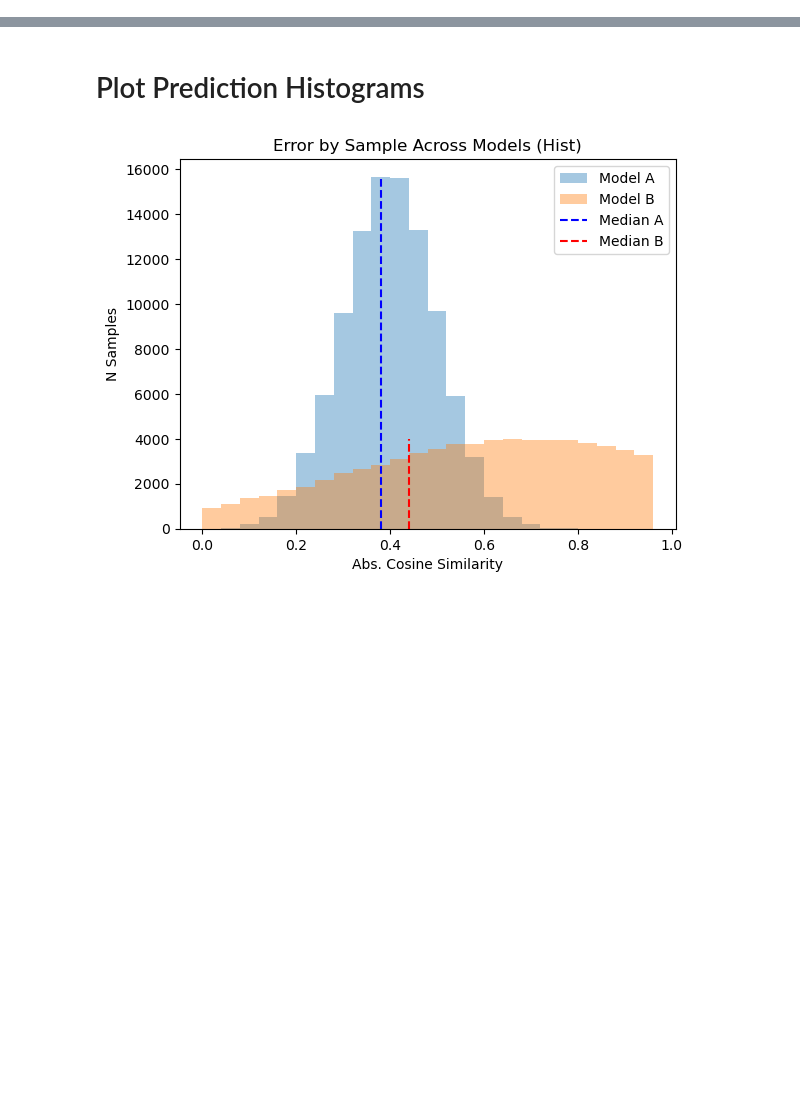
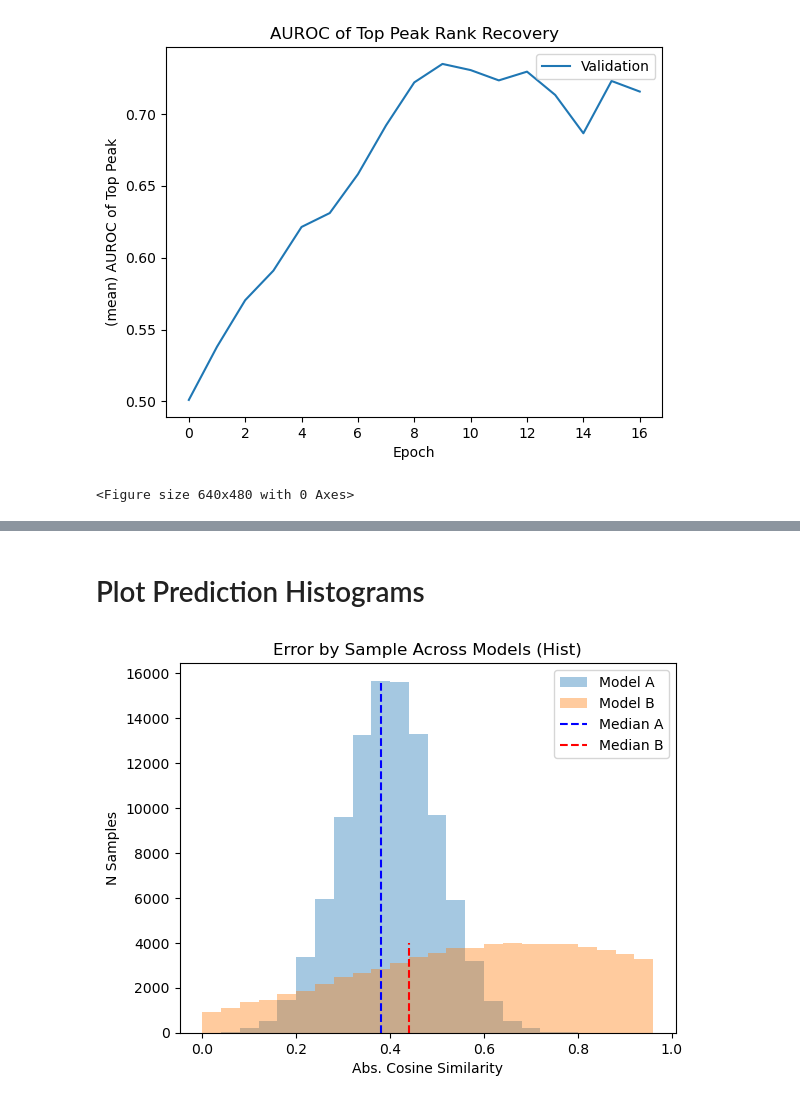
Before and after one commit to kamilkrukowski/BDL152BayesianSpectra, a Jupyter notebook: viz_utils.ipynb, the cells around one changed output, grey strips where cells are left out. Cells and saved outputs as stored; diff of their text form; code cells hidden in the pictures; blank space fills up the shorter version.

```diff
--- a/viz_utils.ipynb
+++ b/viz_utils.ipynb
@@ -73,0 +79,16 @@ Text(0, 0.5, 'Top Peak AUROC')
+# %%
+metrics = load_event(target)
+keys = list(metrics.keys())
+print(keys)
+
+key = 'mAUROC/val'
+if key in metrics:
+    m = metrics[key]
+    plt.plot([m[i] for i in m], label='Validation')
+
+plt.xlabel('Epoch')
+plt.title('AUROC of Top Peak Rank Recovery')
+plt.ylabel("(mean) AUROC of Top Peak")
+plt.legend()
+plt.savefig(os.path.join(dir_path, 'AUROC of Peak Recovery.png')) ; plt.show() ; plt.clf()
+# %% [output]
@@ -73,0 +96,2 @@ Text(0, 0.5, 'Top Peak AUROC')
+[figure, added]
+<Figure size 640x480 with 0 Axes>
```
Also changed, not shown: parts of 17 cells of this notebook, 1 other file.
